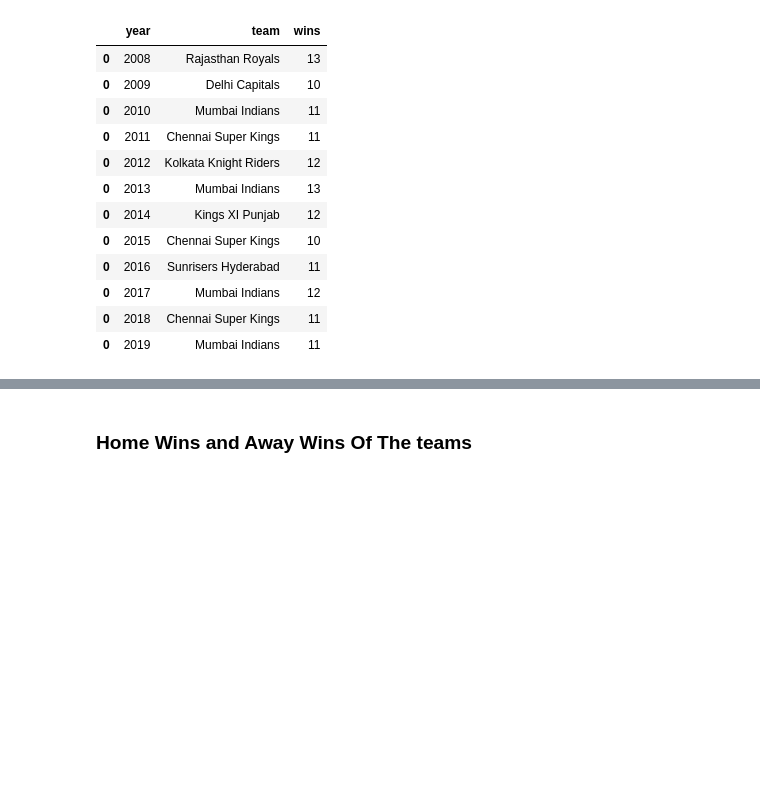
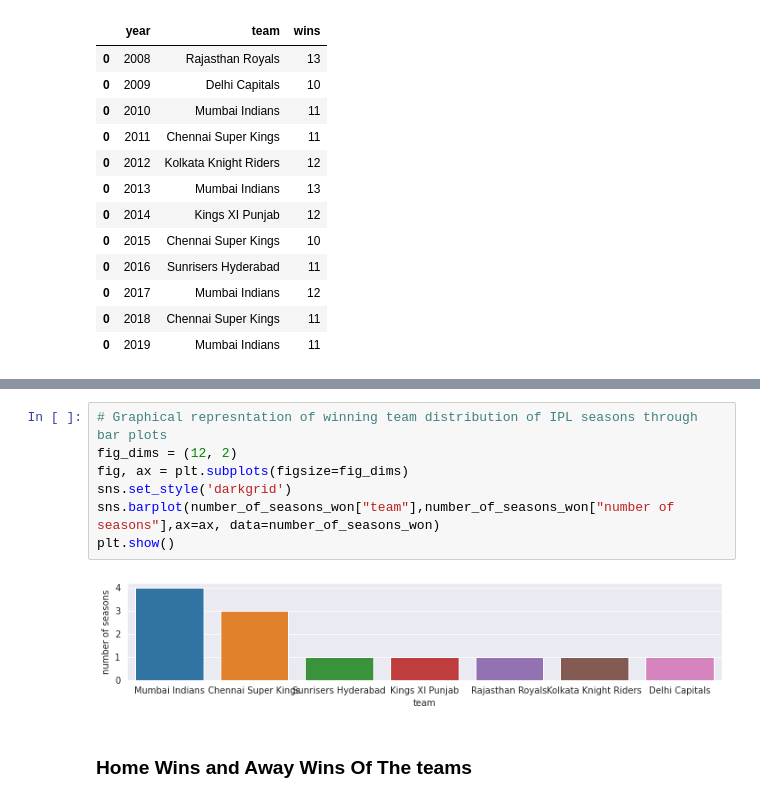
Before and after one commit to priyanships31/ipl-t20-cricket-analysis, a Jupyter notebook: Priyanshi_Singh_24_02_2021_IPL_T20_Cricket_Analysis_Capstone_Project.ipynb, the cells around one changed output, grey strips where cells are left out. Cells and saved outputs as stored; diff of their text form; blank space fills up the shorter version.

```diff
--- a/Priyanshi_Singh_24_02_2021_IPL_T20_Cricket_Analysis_Capstone_Project.ipynb
+++ b/Priyanshi_Singh_24_02_2021_IPL_T20_Cricket_Analysis_Capstone_Project.ipynb
@@ -324,3 +349,12 @@ win_season_df
+# %%
+# Graphical represntation of winning team distribution of IPL seasons through bar plots
+fig_dims = (12, 2)
+fig, ax = plt.subplots(figsize=fig_dims)
+sns.set_style('darkgrid')
+sns.barplot(number_of_seasons_won["team"],number_of_seasons_won["number of seasons"],ax=ax, data=number_of_seasons_won)
+plt.show()
+# %% [output]
+[figure, added]
 # %% [markdown]
 ### Home Wins and Away Wins Of The teams
 # %%
```
Also changed, not shown: parts of 10 cells of this notebook.
